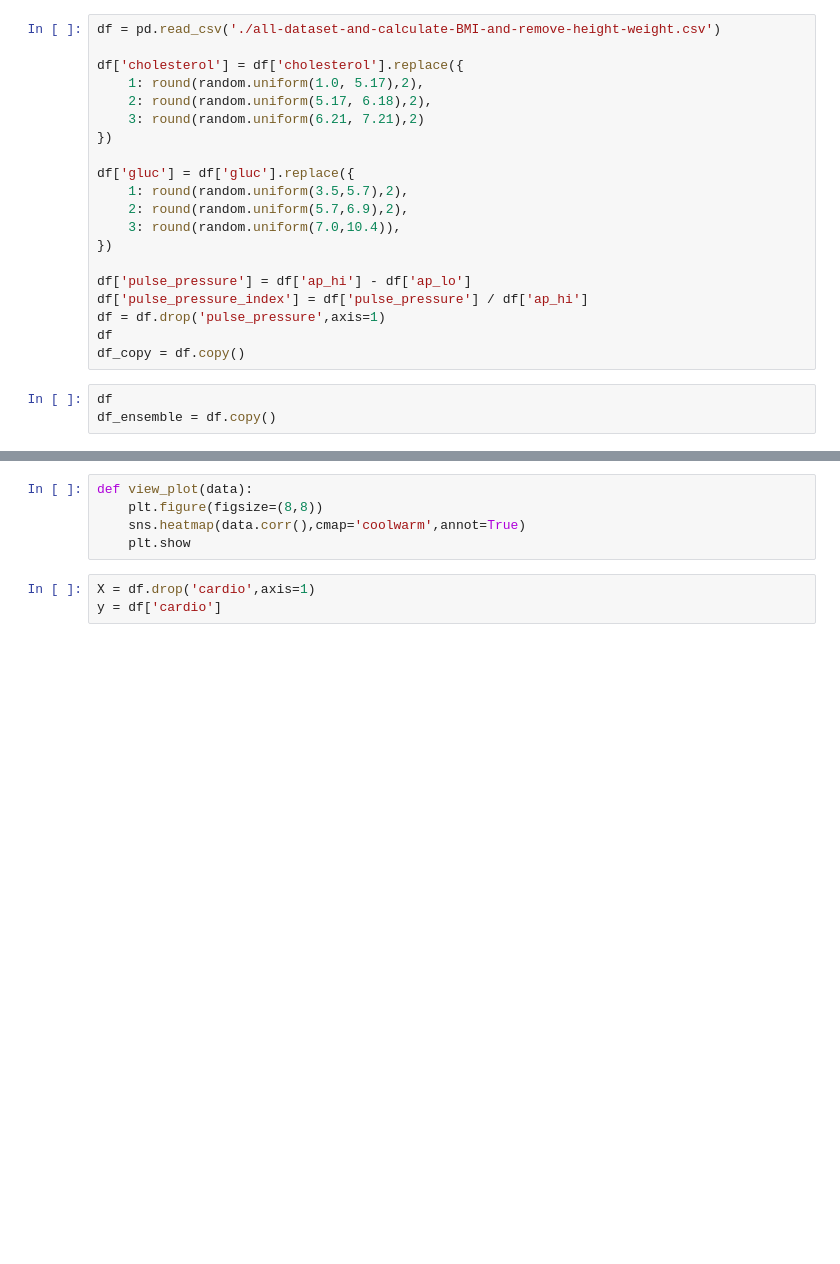
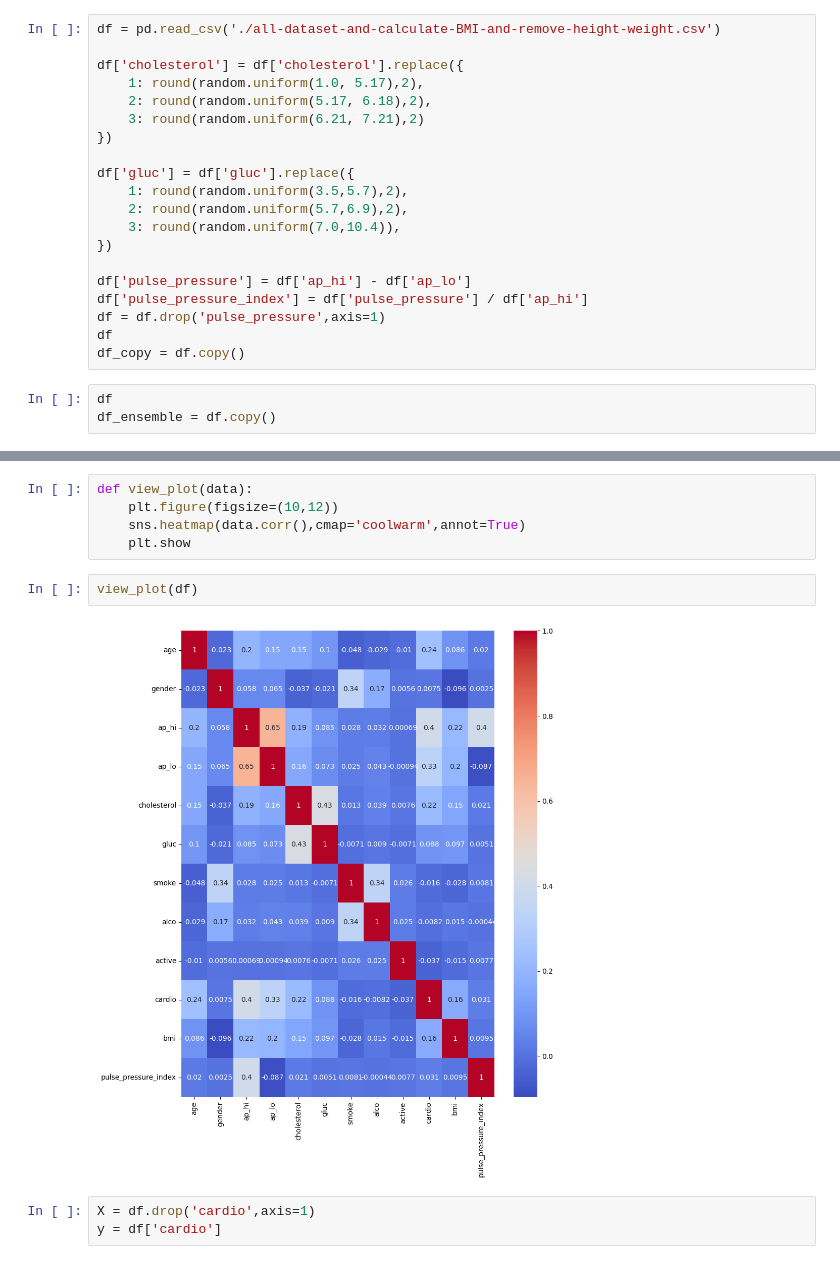
Before and after one commit to Dimus0/Heart-Failure, a Jupyter notebook: research_model/learning_model_differents-features.ipynb, the cells around one changed output, grey strips where cells are left out. Drawn from its saved outputs; the diff is of its cells as text; blank space fills up the shorter version.

```diff
--- a/research_model/learning_model_differents-features.ipynb
+++ b/research_model/learning_model_differents-features.ipynb
@@ -74,9 +76,13 @@ df_ensemble
 68975 rows × 12 columns
 # %%
 def view_plot(data):
-    plt.figure(figsize=(8,8))
+    plt.figure(figsize=(10,12))
     sns.heatmap(data.corr(),cmap='coolwarm',annot=True)
     plt.show
+# %%
+view_plot(df)
+# %% [output]
+[figure, added]
 # %%
 X = df.drop('cardio',axis=1)
 y = df['cardio']
```
Also changed, not shown: parts of 4 cells of this notebook, 21 other files.
